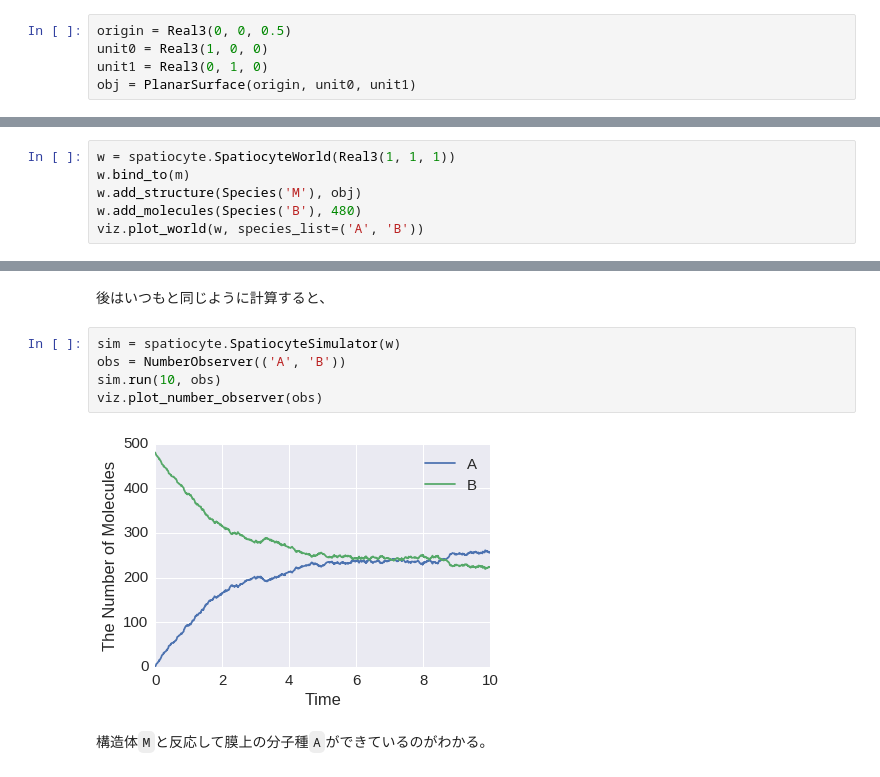
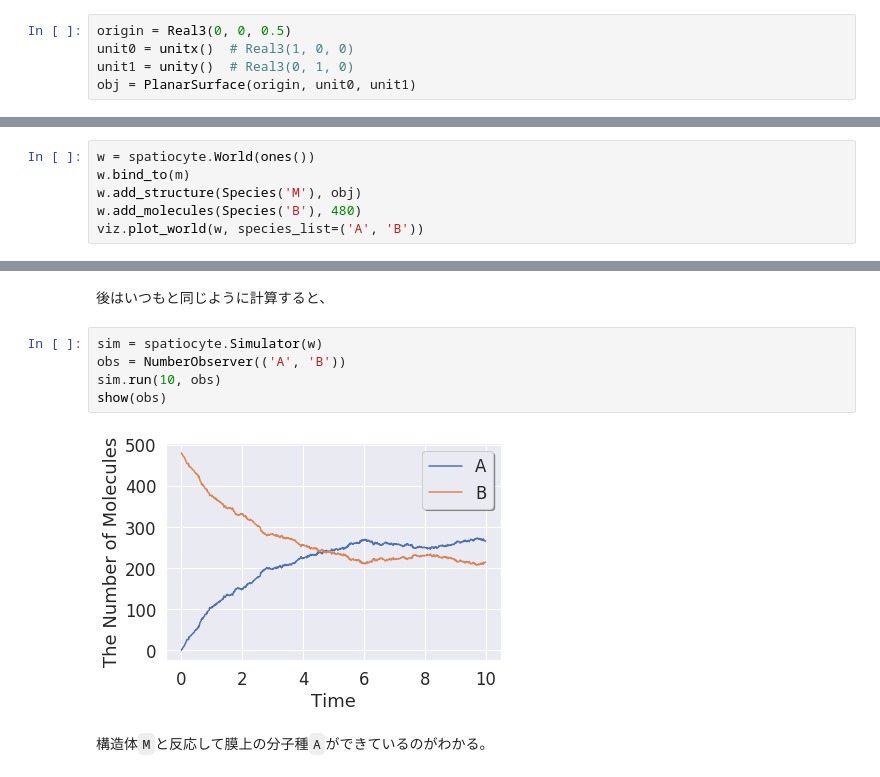
Before and after one commit to kozo2/ecell4-lectures, a Jupyter notebook: lecture4.ipynb, the cells around one changed output, grey strips where cells are left out. Drawn from its saved outputs; the diff is of its cells as text.

```diff
--- a/lecture4.ipynb
+++ b/lecture4.ipynb
@@ -476,8 +479,8 @@ viz.plot_trajectory(obs)
 まず平面を作るには原点`origin`と二つの軸ベクトル`unit0`、`unit1`の3つの`Real3`を用いる。
 # %%
 origin = Real3(0, 0, 0.5)
-unit0 = Real3(1, 0, 0)
-unit1 = Real3(0, 1, 0)
+unit0 = unitx()  # Real3(1, 0, 0)
+unit1 = unity()  # Real3(0, 1, 0)
 obj = PlanarSurface(origin, unit0, unit1)
 # %% [markdown]
 これを利用して平面上の分子種`A`と通常の分子種`B`を想定すると、
@@ -495,7 +499,7 @@ m = get_model()
 # %% [markdown]
 初期配置では`location`属性を持たない`B`はどの構造体にも属さず、一様に分布している。
 # %%
-w = spatiocyte.SpatiocyteWorld(Real3(1, 1, 1))
+w = spatiocyte.World(ones())
 w.bind_to(m)
 w.add_structure(Species('M'), obj)
 w.add_molecules(Species('B'), 480)
@@ -505,12 +509,12 @@ viz.plot_world(w, species_list=('A', 'B'))
 # %% [markdown]
 後はいつもと同じように計算すると、
 # %%
-sim = spatiocyte.SpatiocyteSimulator(w)
+sim = spatiocyte.Simulator(w)
 obs = NumberObserver(('A', 'B'))
 sim.run(10, obs)
-viz.plot_number_observer(obs)
+show(obs)
 # %% [output]
-[figure, old version]
+[figure, new version]
 # %% [markdown]
 構造体`M`と反応して膜上の分子種`A`ができているのがわかる。
 # %%
```
Also changed, not shown: parts of 39 cells of this notebook, 4 other files.
